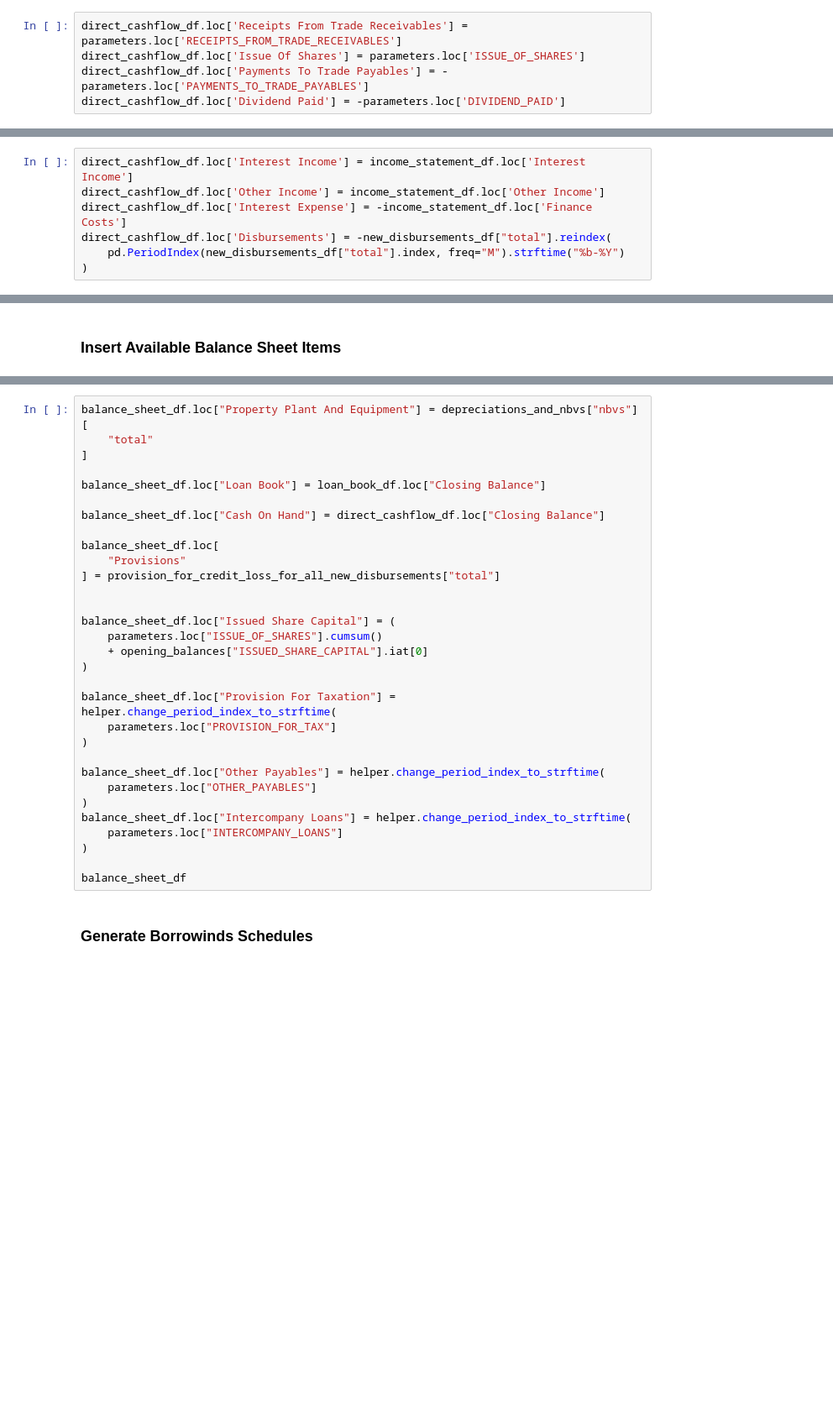
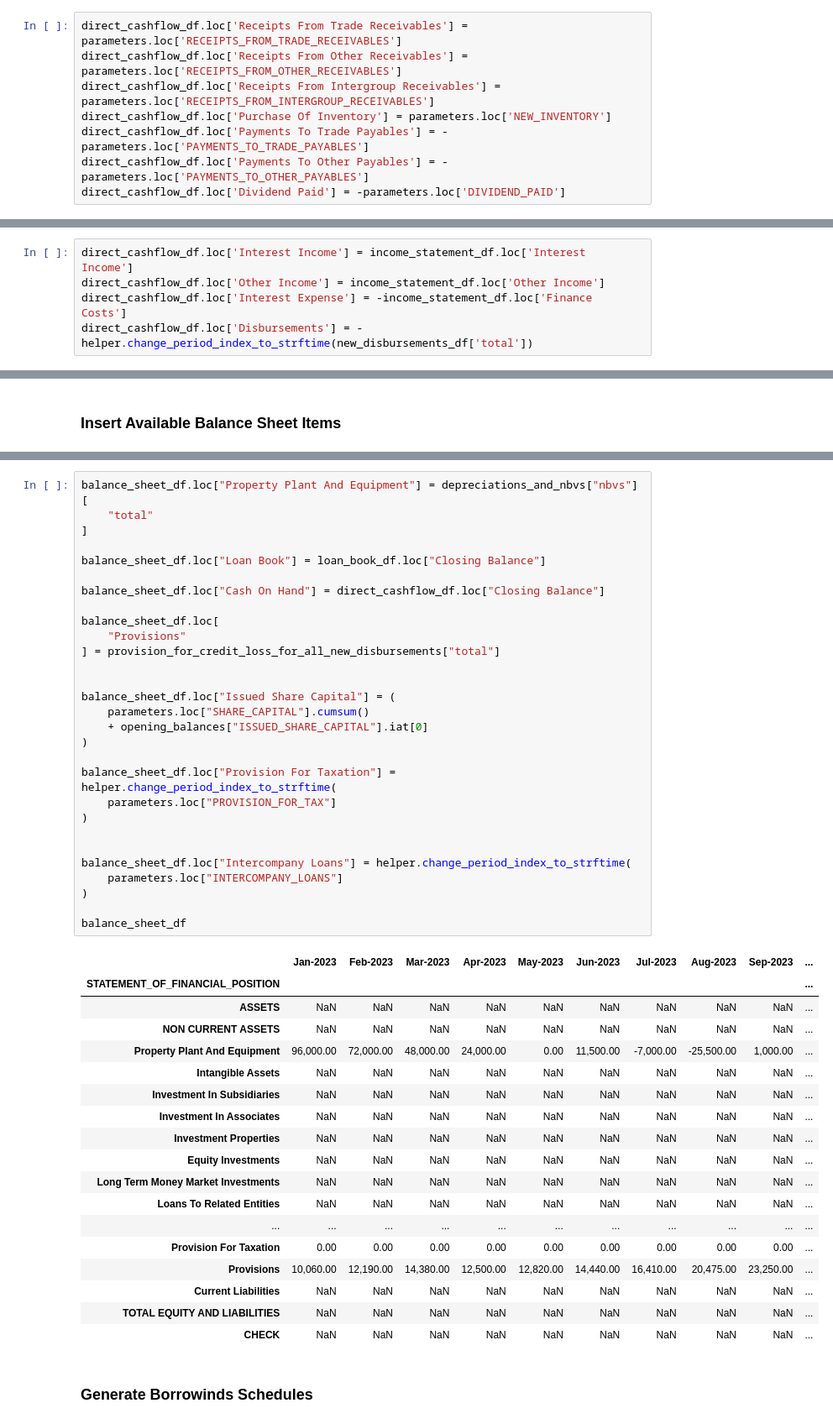
Before and after one commit to judahtc/manage-tenants-template, a Jupyter notebook: notebook_model.ipynb, the cells around one changed output, grey strips where cells are left out. Shown at 84% size. Saved outputs shown, nothing was run; the diff lists cells and outputs as text; blank space fills up the shorter version.

Commit message:
feat: add calculation of schedules for payables, receivables and inventories

```diff
--- a/notebook_model.ipynb
+++ b/notebook_model.ipynb
@@ -860,8 +920,11 @@ direct_cashflow_df
 #### **From Parameters**
 # %%
 direct_cashflow_df.loc['Receipts From Trade Receivables'] = parameters.loc['RECEIPTS_FROM_TRADE_RECEIVABLES']
-direct_cashflow_df.loc['Issue Of Shares'] = parameters.loc['ISSUE_OF_SHARES']
+direct_cashflow_df.loc['Receipts From Other Receivables'] = parameters.loc['RECEIPTS_FROM_OTHER_RECEIVABLES']
+direct_cashflow_df.loc['Receipts From Intergroup Receivables'] = parameters.loc['RECEIPTS_FROM_INTERGROUP_RECEIVABLES']
+direct_cashflow_df.loc['Purchase Of Inventory'] = parameters.loc['NEW_INVENTORY']
 direct_cashflow_df.loc['Payments To Trade Payables'] = -parameters.loc['PAYMENTS_TO_TRADE_PAYABLES']
+direct_cashflow_df.loc['Payments To Other Payables'] = -parameters.loc['PAYMENTS_TO_OTHER_PAYABLES']
 direct_cashflow_df.loc['Dividend Paid'] = -parameters.loc['DIVIDEND_PAID']
 # %% [markdown]
 #### **From Calculations/Income Statement**
@@ -869,8 +932,6 @@ direct_cashflow_df.loc['Dividend Paid'] = -parameters.loc['DIVIDEND_PAID']
 direct_cashflow_df.loc['Interest Income'] = income_statement_df.loc['Interest Income']
 direct_cashflow_df.loc['Other Income'] = income_statement_df.loc['Other Income']
 direct_cashflow_df.loc['Interest Expense'] = -income_statement_df.loc['Finance Costs']
-direct_cashflow_df.loc['Disbursements'] = -new_disbursements_df["total"].reindex(
-    pd.PeriodIndex(new_disbursements_df["total"].index, freq="M").strftime("%b-%Y")
-)
+direct_cashflow_df.loc['Disbursements'] = -helper.change_period_index_to_strftime(new_disbursements_df['total'])
 # %%
 direct_cashflow_df
@@ -1063,34 +1404,51 @@ depreciations_and_nbvs.keys()
 # %%
 balance_sheet_df.loc["Property Plant And Equipment"] = depreciations_and_nbvs["nbvs"][
     "total"
 ]
 
 balance_sheet_df.loc["Loan Book"] = loan_book_df.loc["Closing Balance"]
 
 balance_sheet_df.loc["Cash On Hand"] = direct_cashflow_df.loc["Closing Balance"]
 
 balance_sheet_df.loc[
     "Provisions"
 ] = provision_for_credit_loss_for_all_new_disbursements["total"]
 
 
 balance_sheet_df.loc["Issued Share Capital"] = (
-    parameters.loc["ISSUE_OF_SHARES"].cumsum()
+    parameters.loc["SHARE_CAPITAL"].cumsum()
     + opening_balances["ISSUED_SHARE_CAPITAL"].iat[0]
 )
 
 balance_sheet_df.loc["Provision For Taxation"] = helper.change_period_index_to_strftime(
     parameters.loc["PROVISION_FOR_TAX"]
 )
 
-balance_sheet_df.loc["Other Payables"] = helper.change_period_index_to_strftime(
-    parameters.loc["OTHER_PAYABLES"]
-)
+
 balance_sheet_df.loc["Intercompany Loans"] = helper.change_period_index_to_strftime(
     parameters.loc["INTERCOMPANY_LOANS"]
 )
 
 balance_sheet_df
+# %% [output]
+|  | Jan-2023 | Feb-2023 | Mar-2023 | Apr-2023 | May-2023 | Jun-2023 | Jul-2023 | Aug-2023 | Sep-2023 | ... |
+| STATEMENT_OF_FINANCIAL_POSITION |  |  |  |  |  |  |  |  |  | ... |
+| ASSETS | NaN | NaN | NaN | NaN | NaN | NaN | NaN | NaN | NaN | ... |
+| NON CURRENT ASSETS | NaN | NaN | NaN | NaN | NaN | NaN | NaN | NaN | NaN | ... |
+| Property Plant And Equipment | 96,000.00 | 72,000.00 | 48,000.00 | 24,000.00 | 0.00 | 11,500.00 | -7,000.00 | -25,500.00 | 1,000.00 | ... |
+| Intangible Assets | NaN | NaN | NaN | NaN | NaN | NaN | NaN | NaN | NaN | ... |
+| Investment In Subsidiaries | NaN | NaN | NaN | NaN | NaN | NaN | NaN | NaN | NaN | ... |
+| Investment In Associates | NaN | NaN | NaN | NaN | NaN | NaN | NaN | NaN | NaN | ... |
+| Investment Properties | NaN | NaN | NaN | NaN | NaN | NaN | NaN | NaN | NaN | ... |
+| Equity Investments | NaN | NaN | NaN | NaN | NaN | NaN | NaN | NaN | NaN | ... |
+| Long Term Money Market Investments | NaN | NaN | NaN | NaN | NaN | NaN | NaN | NaN | NaN | ... |
+| Loans To Related Entities | NaN | NaN | NaN | NaN | NaN | NaN | NaN | NaN | NaN | ... |
+| ... | ... | ... | ... | ... | ... | ... | ... | ... | ... | ... |
+| Provision For Taxation | 0.00 | 0.00 | 0.00 | 0.00 | 0.00 | 0.00 | 0.00 | 0.00 | 0.00 | ... |
+| Provisions | 10,060.00 | 12,190.00 | 14,380.00 | 12,500.00 | 12,820.00 | 14,440.00 | 16,410.00 | 20,475.00 | 23,250.00 | ... |
+| Current Liabilities | NaN | NaN | NaN | NaN | NaN | NaN | NaN | NaN | NaN | ... |
+| TOTAL EQUITY AND LIABILITIES | NaN | NaN | NaN | NaN | NaN | NaN | NaN | NaN | NaN | ... |
+| CHECK | NaN | NaN | NaN | NaN | NaN | NaN | NaN | NaN | NaN | ... |
 # %% [markdown]
 ### **Generate Borrowinds Schedules**
 # %%
```
Also changed, not shown: parts of 44 cells of this notebook, 4 other files.
